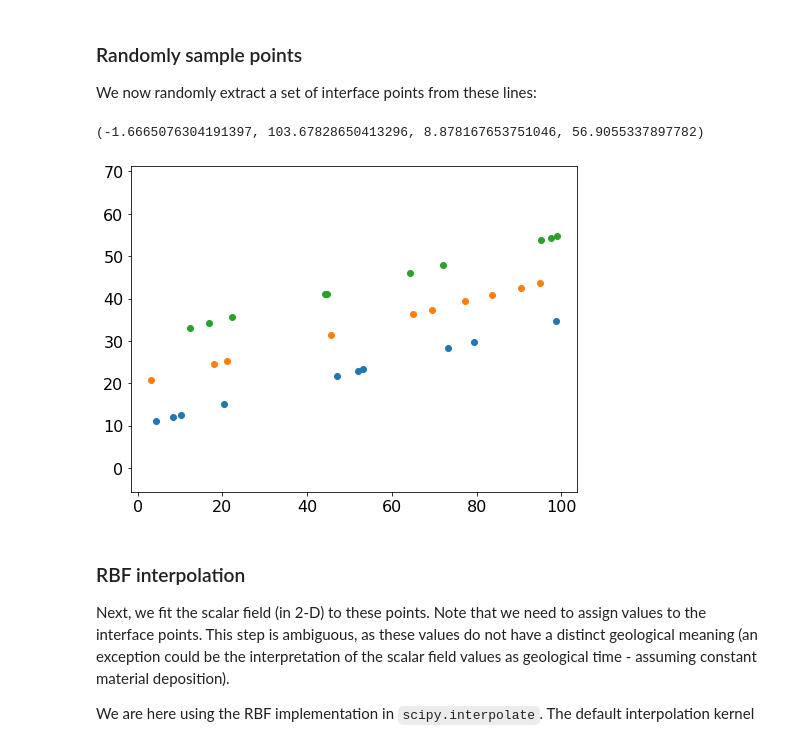
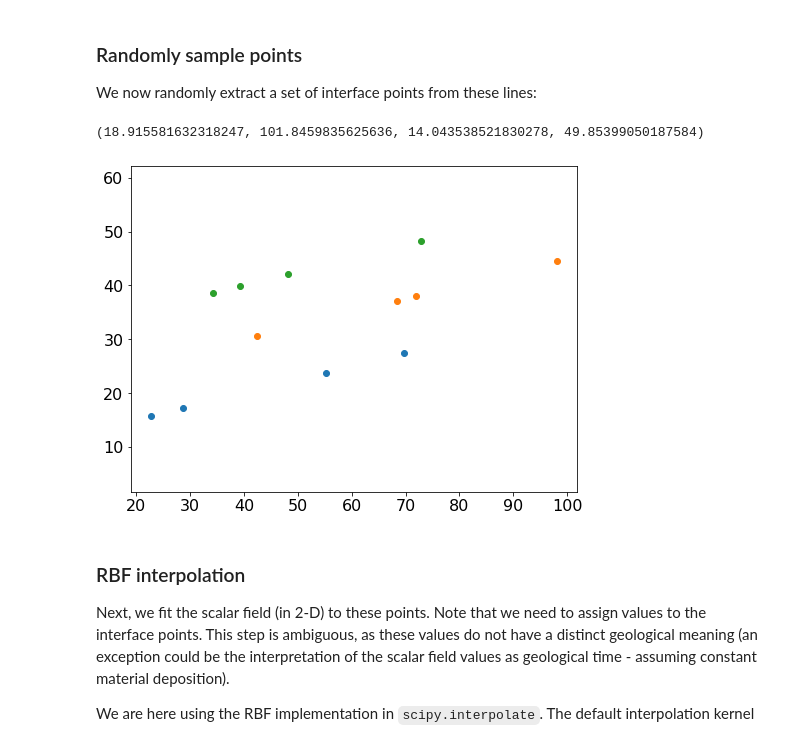
Before and after one commit to cgre-aachen/teaching, a Jupyter notebook: geomodeling/Rbf_examples.ipynb, the cells around one changed output. Cells and saved outputs as stored; diff of their text form; code cells hidden in the pictures.

```diff
--- a/geomodeling/Rbf_examples.ipynb
+++ b/geomodeling/Rbf_examples.ipynb
@@ -38,27 +38,30 @@ plt.axis('equal')
 
 We now randomly extract a set of interface points from these lines:
 # %%
-n_pts = 10 # Points per layer
+n_pts = 4 # Points per layer
+
+# set seed for reproducibility
+np.random.seed(123)
 l1_pts_x = np.random.uniform(0,100,n_pts)
 l1_pts_y = l1(l1_pts_x)
 l2_pts_x = np.random.uniform(0,100,n_pts)
 l2_pts_y = l2(l2_pts_x)
 l3_pts_x = np.random.uniform(0,100,n_pts)
 l3_pts_y = l3(l3_pts_x)
 
 
 # plt.plot(xvals, l1(xvals))
 # plt.plot(xvals, l2(xvals))
 # plt.plot(xvals, l3(xvals))
 
 plt.plot(l1_pts_x, l1_pts_y, 'o')
 plt.plot(l2_pts_x, l2_pts_y, 'o')
 plt.plot(l3_pts_x, l3_pts_y, 'o')
 
 plt.axis('equal')
 # %% [output]
-(-1.6665076304191397, 103.67828650413296, 8.878167653751046, 56.9055337897782)
+(18.915581632318247, 101.8459835625636, 14.043538521830278, 49.85399050187584)
-[figure, old version]
+[figure, new version]
 # %% [markdown]
 ### RBF interpolation
 
```
Also changed, not shown: parts of 11 cells of this notebook.
